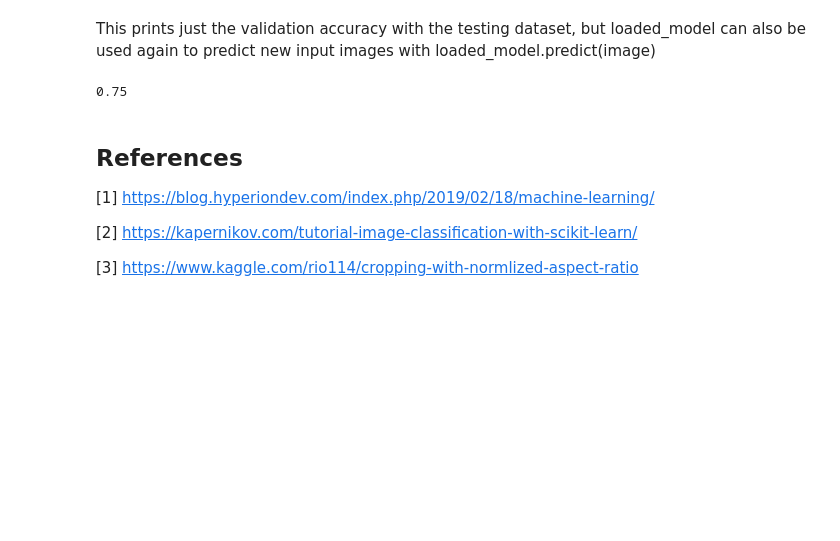
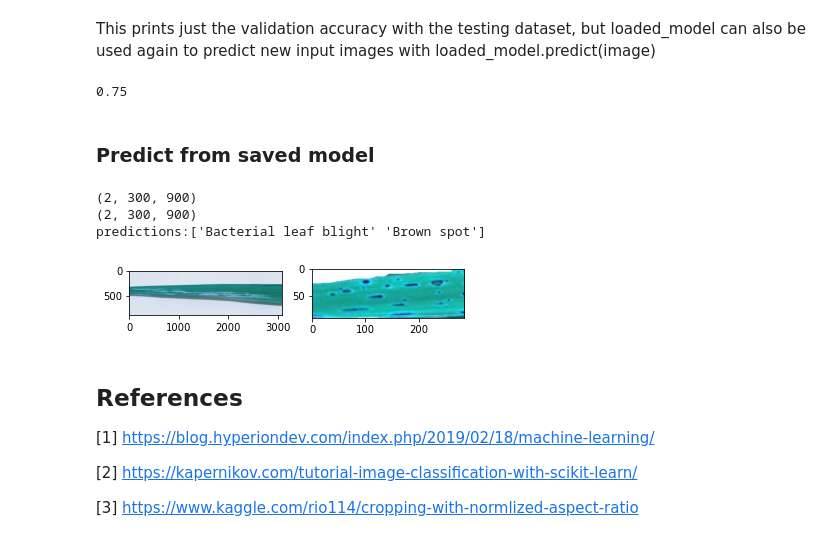
Before and after one commit to JmePRE/disChord, a Jupyter notebook: Assignment 3/Assignment_3 - HOG cleaned.ipynb, the cells around one changed output. Saved outputs shown, nothing was run; the diff lists cells and outputs as text; code cells hidden in the pictures; blank space fills up the shorter version.

```diff
--- a/Assignment 3/Assignment_3 - HOG cleaned.ipynb
+++ b/Assignment 3/Assignment_3 - HOG cleaned.ipynb
@@ -267,6 +269,31 @@ result = loaded_model.score(X_test0, y_test)
 print(result)
 # %% [output]
 0.75
+# %% [markdown]
+### Predict from saved model
+# %%
+import joblib
+loaded_model = joblib.load('finalized_model.joblib')
+image1 = cv2.imread("training/Bacterial Leaf Blight/DSC_0406.JPG")
+image2 = cv2.imread("training/Brown Spot/DSC_0115.JPG")
+
+fig, axes = plt.subplots(1, 2)
+axes[0].imshow(image1)
+axes[1].imshow(image2)
+image1 = resize(image1)
+image2 = resize(image2)
+
+#image features are extracted
+test_features = features([image1, image2])
+#print(test_features[0].shape)
+
+pred = loaded_model.predict(test_features)
+print('predictions:' + str(pred))
+# %% [output]
+(2, 300, 900)
+(2, 300, 900)
+predictions:['Bacterial leaf blight' 'Brown spot']
+[figure, added]
 # %% [markdown]
 ## References
 [1] https://blog.hyperiondev.com/index.php/2019/02/18/machine-learning/
```
Also changed, not shown: parts of 6 cells of this notebook.
